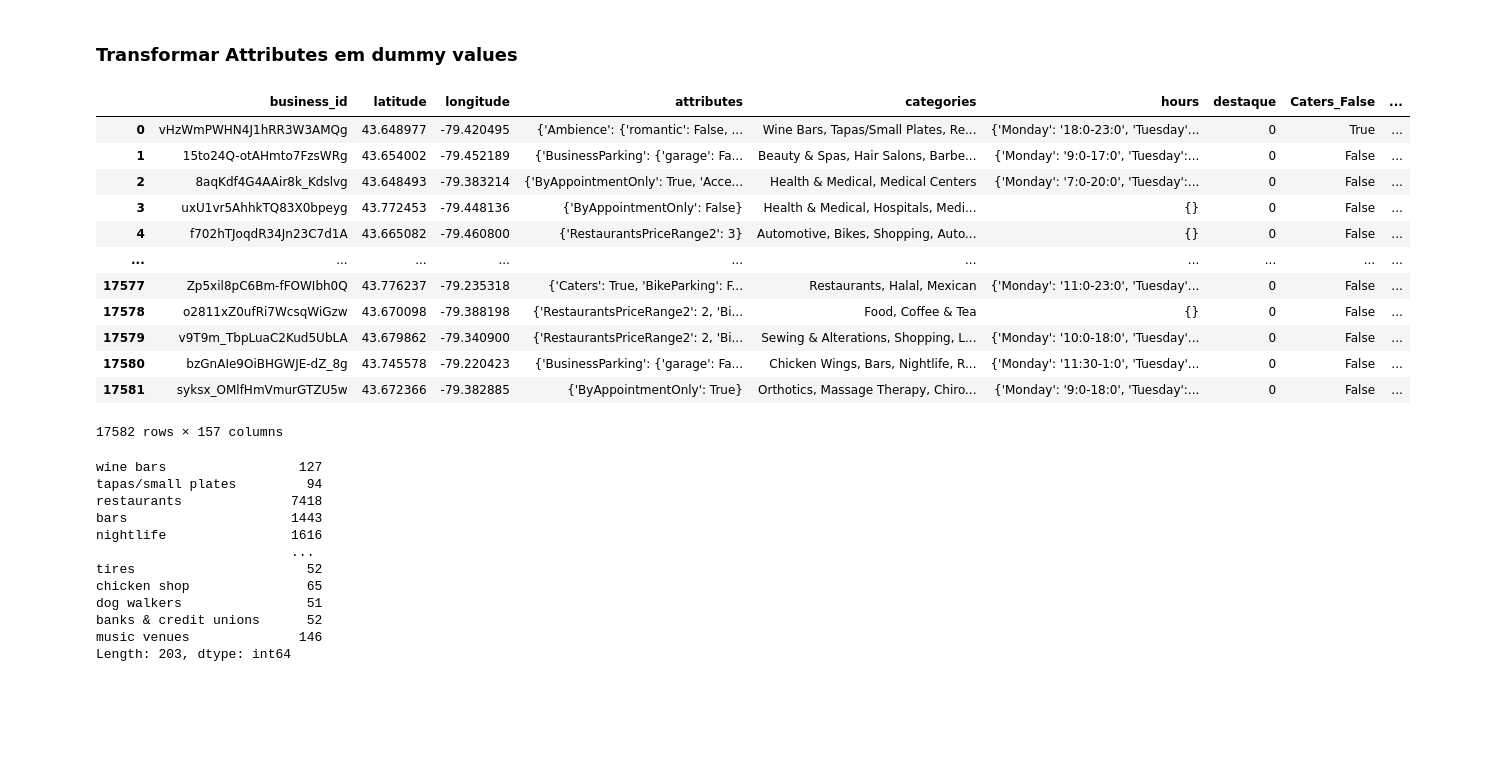
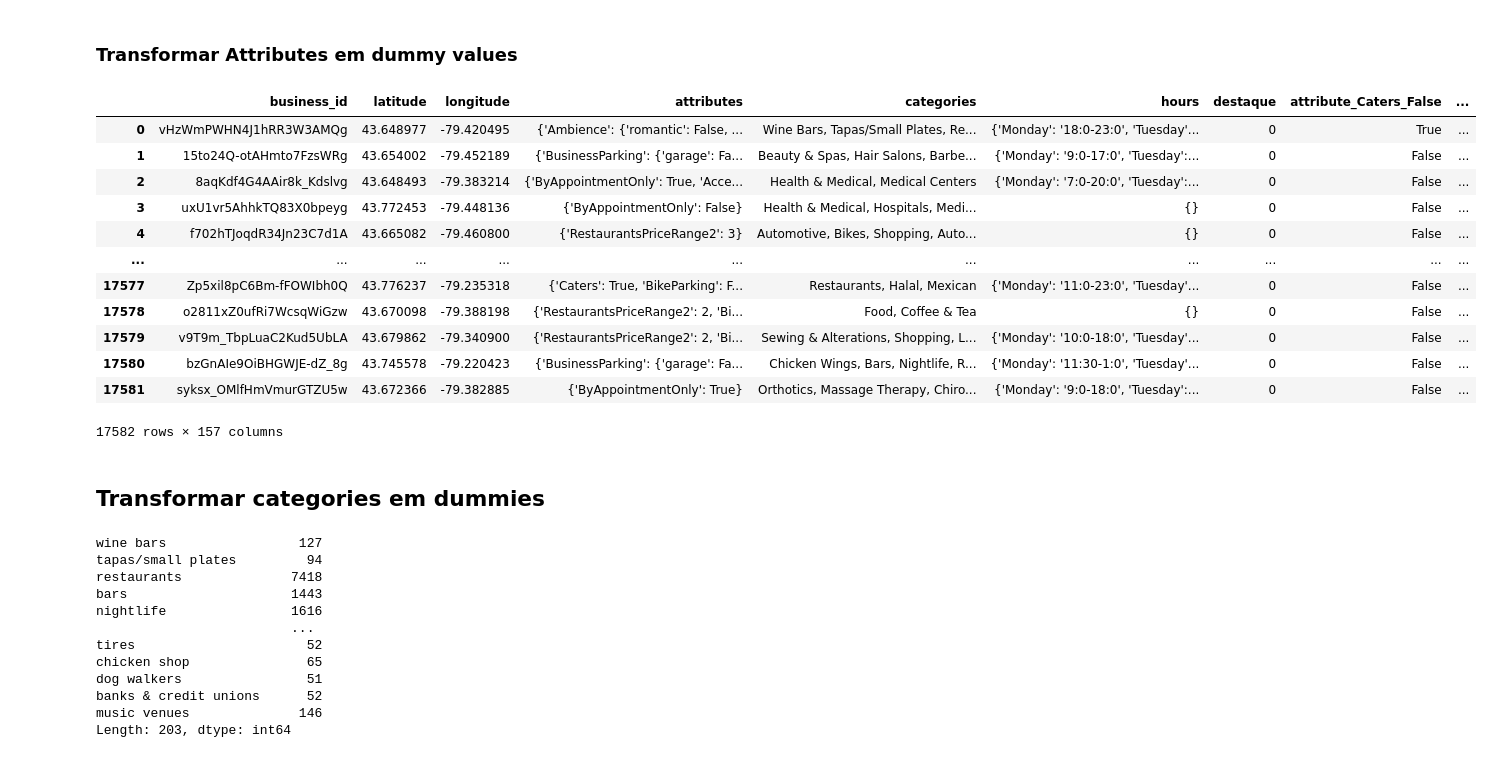
Before and after one commit to guilherme9718/desafio-mineracao-dados, a Jupyter notebook: engenharia de features.ipynb, the cells around one changed output. Saved outputs shown, nothing was run; the diff lists cells and outputs as text; code cells hidden in the pictures; blank space fills up the shorter version.

```diff
--- a/engenharia de features.ipynb
+++ b/engenharia de features.ipynb
@@ -76,35 +76,37 @@ for item_dict in attributes:
 for attr1, attr2 in two_layer_attributtes:
     if attr1 in unique_attributes:
         unique_attributes.pop(attr1, None)
 
 def dummy_attr(row):
     atributes = {}
     obj = row['attributes']
     if row['attributes'] == None:
         obj = dict()
     for key in unique_attributes:
         atributes[key] = None
         if key in obj:
             atributes[key] = obj[key]
 
     for attr1, attr2 in two_layer_attributtes:
         key = f'{attr1}.{attr2}'
         atributes[key] = None
         if attr1 in obj and type(obj[attr1]) is dict and attr2 in obj[attr1]:
             atributes[key] = obj[attr1][attr2]
     return atributes
 
 df_attr = pd.DataFrame.from_dict(list(df_reg.apply(dummy_attr, axis=1)))
 df_almost_dummie = pd.concat([df_reg, df_attr], axis=1)
+new_columns = {at: 'attribute_' + at for at in df_attr.columns}
+df_almost_dummie = df_almost_dummie.rename(columns=new_columns)
 
-df_dummies = pd.get_dummies(df_almost_dummie[df_attr.columns].astype(str))
+df_dummies = pd.get_dummies(df_almost_dummie[new_columns.values()].astype(str))
 columns_to_drop = [x for x in list(df_dummies.columns) if ('_nan' in x or '_None' in x or '_none' in x)]
 df_dummies = df_dummies.drop(columns_to_drop, axis=1)
 
 df_reg = pd.concat([df_reg, df_dummies], axis=1)
 df_reg
 # %% [output]
-|  | business_id | latitude | longitude | attributes | categories | hours | destaque | Caters_False | ... |
+|  | business_id | latitude | longitude | attributes | categories | hours | destaque | attribute_Caters_False | ... |
 | 0 | vHzWmPWHN4J1hRR3W3AMQg | 43.648977 | -79.420495 | {'Ambience': {'romantic': False, ... | Wine Bars, Tapas/Small Plates, Re... | {'Monday': '18:0-23:0', 'Tuesday'... | 0 | True | ... |
 | 1 | 15to24Q-otAHmto7FzsWRg | 43.654002 | -79.452189 | {'BusinessParking': {'garage': Fa... | Beauty & Spas, Hair Salons, Barbe... | {'Monday': '9:0-17:0', 'Tuesday':... | 0 | False | ... |
 | 2 | 8aqKdf4G4AAir8k_Kdslvg | 43.648493 | -79.383214 | {'ByAppointmentOnly': True, 'Acce... | Health & Medical, Medical Centers | {'Monday': '7:0-20:0', 'Tuesday':... | 0 | False | ... |
@@ -117,3 +119,5 @@ df_reg
 | 17580 | bzGnAIe9OiBHGWJE-dZ_8g | 43.745578 | -79.220423 | {'BusinessParking': {'garage': Fa... | Chicken Wings, Bars, Nightlife, R... | {'Monday': '11:30-1:0', 'Tuesday'... | 0 | False | ... |
 | 17581 | syksx_OMlfHmVmurGTZU5w | 43.672366 | -79.382885 | {'ByAppointmentOnly': True} | Orthotics, Massage Therapy, Chiro... | {'Monday': '9:0-18:0', 'Tuesday':... | 0 | False | ... |
 17582 rows × 157 columns
+# %% [markdown]
+## Transformar categories em dummies
```
Also changed, not shown: parts of 42 cells of this notebook, 4 other files.
